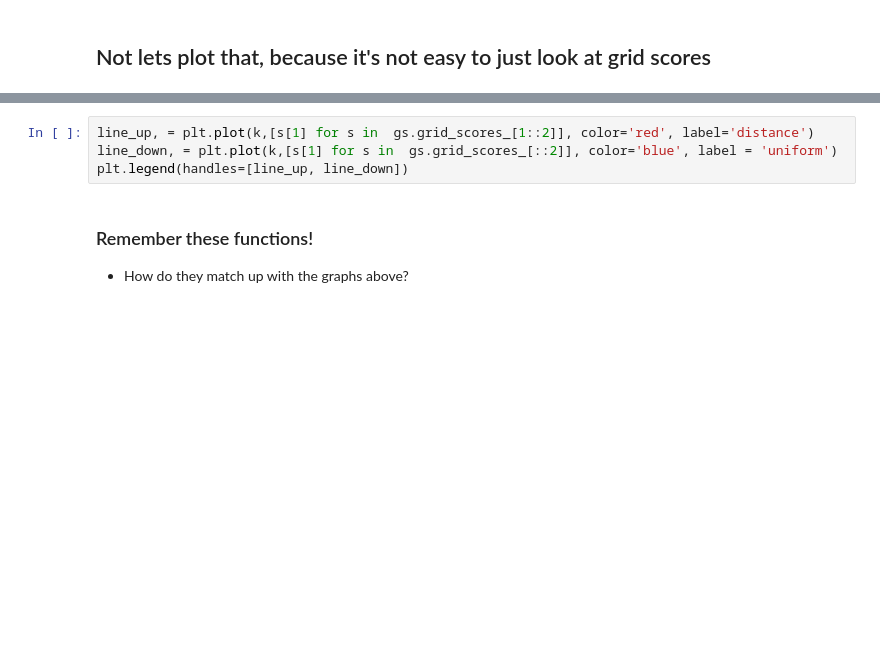
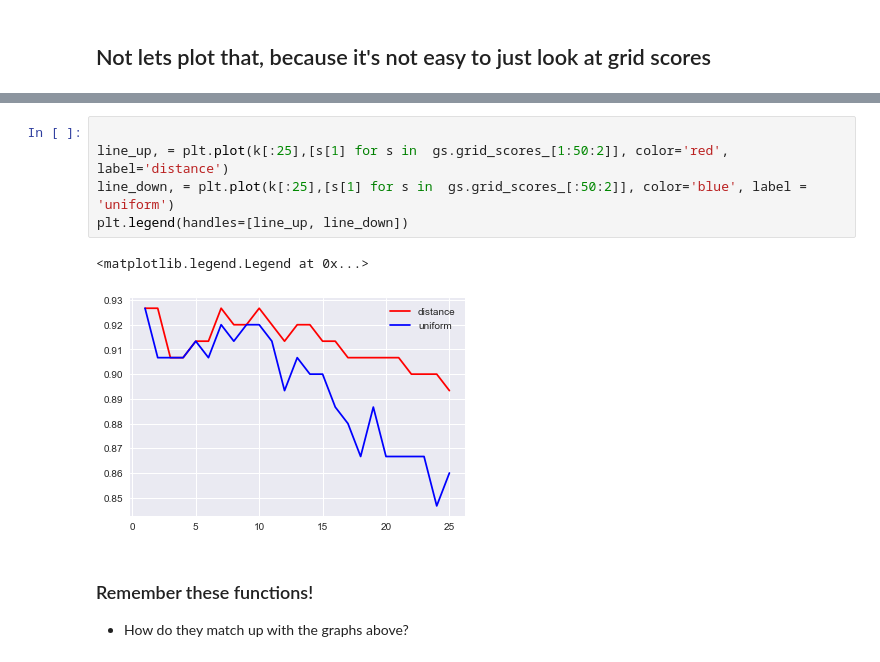
Before and after one commit to matanefron/data-sets, a Jupyter notebook: lessons/lesson-8/starter-code-8.ipynb, the cells around one changed output, grey strips where cells are left out. Saved outputs shown, nothing was run; the diff lists cells and outputs as text; blank space fills up the shorter version.

```diff
--- a/lessons/lesson-8/starter-code-8.ipynb
+++ b/lessons/lesson-8/starter-code-8.ipynb
@@ -209,7 +249,11 @@ gs.grid_scores_
 # %%
-line_up, = plt.plot(k,[s[1] for s in  gs.grid_scores_[1::2]], color='red', label='distance')
-line_down, = plt.plot(k,[s[1] for s in  gs.grid_scores_[::2]], color='blue', label = 'uniform')
+
+line_up, = plt.plot(k[:25],[s[1] for s in  gs.grid_scores_[1:50:2]], color='red', label='distance')
+line_down, = plt.plot(k[:25],[s[1] for s in  gs.grid_scores_[:50:2]], color='blue', label = 'uniform')
 plt.legend(handles=[line_up, line_down])
+# %% [output]
+<matplotlib.legend.Legend at 0x...>
+[figure, added]
 # %% [markdown]
 ### Remember these functions!
 + How do they match up with the graphs above?
```
Also changed, not shown: parts of 10 cells of this notebook.
